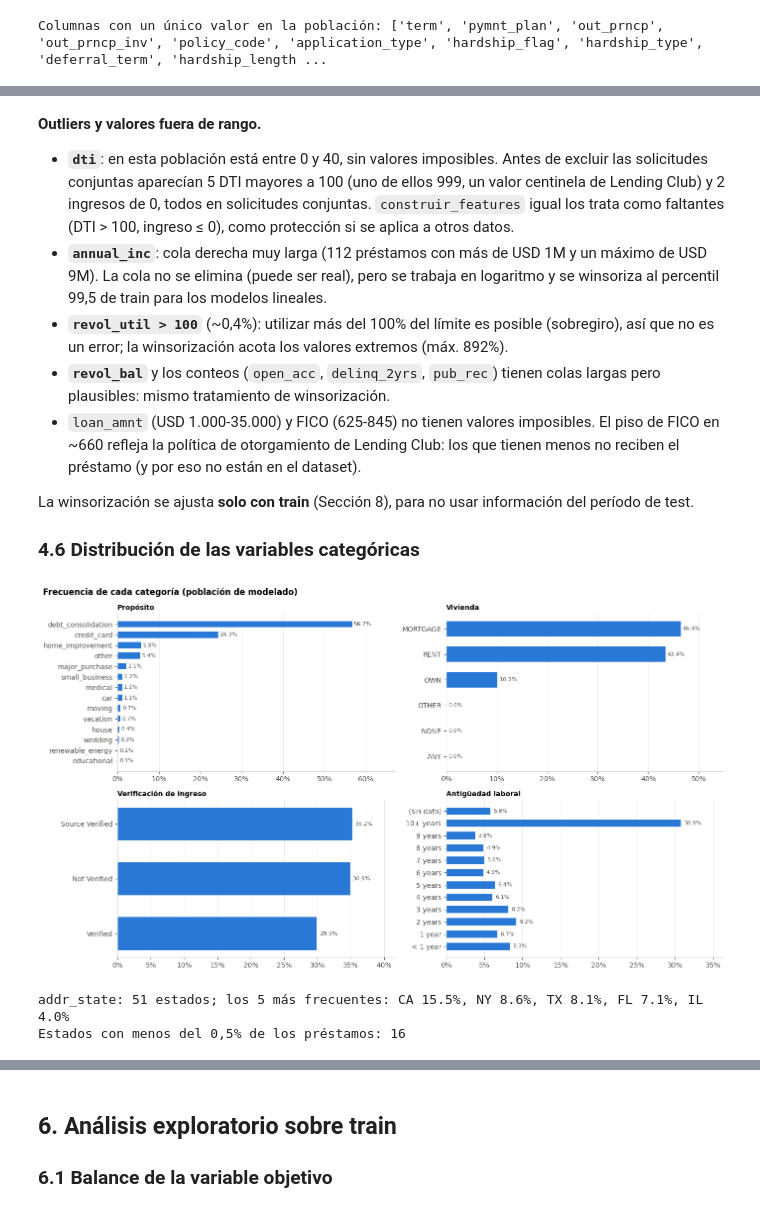
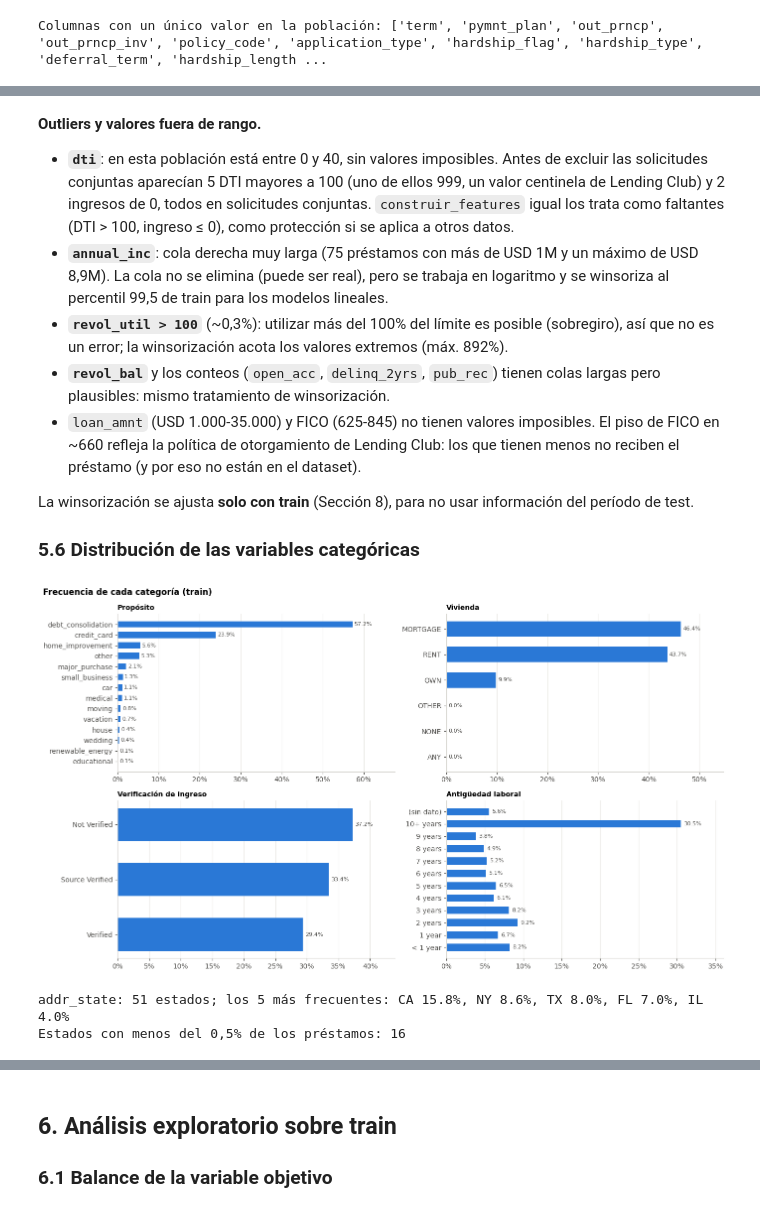
Before and after one commit to TimoteoHarrington/lending-club-riesgo-default, a Jupyter notebook: notebooks/02_recopilacion_preparacion_datos.ipynb, the cells around one changed output, grey strips where cells are left out. Drawn from its saved outputs; the diff is of its cells as text; code cells hidden in the pictures.

```diff
--- a/notebooks/02_recopilacion_preparacion_datos.ipynb
+++ b/notebooks/02_recopilacion_preparacion_datos.ipynb
@@ -318,9 +363,9 @@ Esta sección describe los datos **sin mirar la variable objetivo**, sobre toda
 # %%
-originales = df[columnas_originales]
+originales = train[columnas_originales]
 print('Tipos de datos (tal como se leen del CSV):')
 print(originales.dtypes.astype(str).value_counts().to_string())
 print()
-print(f"IDs duplicados: {df['id'].duplicated().sum()}")
+print(f"IDs duplicados: {train['id'].duplicated().sum()}")
 print(f"Filas duplicadas (ignorando id y url): {originales.drop(columns=['id', 'url']).duplicated().sum()}")
 # %% [output]
 Tipos de datos (tal como se leen del CSV):
@@ -404,7 +449,7 @@ seleccion = [
     'mths_since_last_major_derog', 'open_acc_6m', 'il_util', 'all_util',
 ]
 cobertura = (originales[seleccion].notna()
-             .groupby(df['fecha_originacion'].dt.year).mean().T)
+             .groupby(train['fecha_originacion'].dt.year).mean().T)
 
 fig, ax = plt.subplots(figsize=(10, 6.5))
 im = ax.imshow(cobertura.values, cmap=CMAP_SECUENCIAL, vmin=0, vmax=1, aspect='auto')
@@ -564,7 +609,7 @@ paneles = [
     ('inq_last_6mths', 'Consultas de crédito, últimos 6 meses', None),
 ]
 for ax, (col, titulo, escala) in zip(axes.flat, paneles):
-    datos_col = df[col].dropna()
+    datos_col = train[col].dropna()
     if escala == 'log':
         bins = np.logspace(np.log10(max(datos_col.min(), 1000)), np.log10(datos_col.max()), 50)
         ax.hist(datos_col.clip(lower=1000), bins=bins, color=AZUL, edgecolor='white', linewidth=0.5)
@@ -573,7 +618,7 @@ for ax, (col, titulo, escala) in zip(axes.flat, paneles):
         ax.hist(datos_col, bins=50, color=AZUL, edgecolor='white', linewidth=0.5)
     ax.set_title(titulo, fontsize=10)
     ax.yaxis.set_major_formatter(mtick.FuncFormatter(lambda v, _: f'{v/1000:.0f}k'))
-plt.suptitle('Distribuciones de variables clave (población de modelado)', x=0.01, ha='left',
+plt.suptitle('Distribuciones de variables clave (train)', x=0.01, ha='left',
              fontweight='bold')
 plt.tight_layout()
 guardar(fig, '03_distribuciones')
@@ -583,45 +628,45 @@ plt.show()
 # %% [markdown]
 **Outliers y valores fuera de rango.**
 - **`dti`**: en esta población está entre 0 y 40, sin valores imposibles. Antes de excluir las solicitudes conjuntas aparecían 5 DTI mayores a 100 (uno de ellos 999, un valor centinela de Lending Club) y 2 ingresos de 0, todos en solicitudes conjuntas. `construir_features` igual los trata como faltantes (DTI > 100, ingreso ≤ 0), como protección si se aplica a otros datos.
-- **`annual_inc`**: cola derecha muy larga (112 préstamos con más de USD 1M y un máximo de USD 9M). La cola no se elimina (puede ser real), pero se trabaja en logaritmo y se winsoriza al percentil 99,5 de train para los modelos lineales.
-- **`revol_util > 100`** (~0,4%): utilizar más del 100% del límite es posible (sobregiro), así que no es un error; la winsorización acota los valores extremos (máx. 892%).
+- **`annual_inc`**: cola derecha muy larga (75 préstamos con más de USD 1M y un máximo de USD 8,9M). La cola no se elimina (puede ser real), pero se trabaja en logaritmo y se winsoriza al percentil 99,5 de train para los modelos lineales.
+- **`revol_util > 100`** (~0,3%): utilizar más del 100% del límite es posible (sobregiro), así que no es un error; la winsorización acota los valores extremos (máx. 892%).
 - **`revol_bal`** y los conteos (`open_acc`, `delinq_2yrs`, `pub_rec`) tienen colas largas pero plausibles: mismo tratamiento de winsorización.
 - `loan_amnt` (USD 1.000-35.000) y FICO (625-845) no tienen valores imposibles. El piso de FICO en ~660 refleja la política de otorgamiento de Lending Club: los que tienen menos no reciben el préstamo (y por eso no están en el dataset).
 
 La winsorización se ajusta **solo con train** (Sección 8), para no usar información del período de test.
 
-### 4.6 Distribución de las variables categóricas
+### 5.6 Distribución de las variables categóricas
 # %%
 paneles = [('purpose', 'Propósito'), ('home_ownership', 'Vivienda'),
            ('verification_status', 'Verificación de ingreso'), ('emp_length', 'Antigüedad laboral')]
 fig, axes = plt.subplots(2, 2, figsize=(14, 8))
 for ax, (col, titulo) in zip(axes.flat, paneles):
-    frecuencia = df[col].fillna('(sin dato)').value_counts(normalize=True)
+    frecuencia = train[col].fillna('(sin dato)').value_counts(normalize=True)
     if col == 'emp_length':
         orden = ['< 1 year'] + [f'{i} year' + ('s' if i > 1 else '') for i in range(1, 10)] + ['10+ years', '(sin dato)']
         frecuencia = frecuencia.reindex(orden)
     else:
         frecuencia = frecuencia.sort_values()
     ax.barh(frecuencia.index, frecuencia.values, color=AZUL, height=0.6)
     for y, v in enumerate(frecuencia.values):
         ax.text(v + 0.004, y, f'{v:.1%}', va='center', fontsize=8, color='#52514e')
     ax.xaxis.set_major_formatter(pct)
     ax.set_xlim(0, frecuencia.max() * 1.18)
     ax.set_title(titulo, fontsize=10)
     ax.grid(axis='x')
     ax.grid(axis='y', visible=False)
-plt.suptitle('Frecuencia de cada categoría (población de modelado)', x=0.01, ha='left', fontweight='bold')
+plt.suptitle('Frecuencia de cada categoría (train)', x=0.01, ha='left', fontweight='bold')
 plt.tight_layout()
 guardar(fig, '04_frecuencias_categoricas')
 plt.show()
 
-estados = df['addr_state'].value_counts(normalize=True)
+estados = train['addr_state'].value_counts(normalize=True)
 print(f"addr_state: {estados.size} estados; los 5 más frecuentes: "
       + ', '.join(f'{e} {v:.1%}' for e, v in estados.head(5).items()))
 print(f"Estados con menos del 0,5% de los préstamos: {(estados < 0.005).sum()}")
 # %% [output]
-[figure, old version]
+[figure, new version]
-addr_state: 51 estados; los 5 más frecuentes: CA 15.5%, NY 8.6%, TX 8.1%, FL 7.1%, IL 4.0%
+addr_state: 51 estados; los 5 más frecuentes: CA 15.8%, NY 8.6%, TX 8.0%, FL 7.0%, IL 4.0%
 Estados con menos del 0,5% de los préstamos: 16
 # %% [markdown]
 **Lectura.**
```
Also changed, not shown: parts of 36 cells of this notebook, 8 other files.
